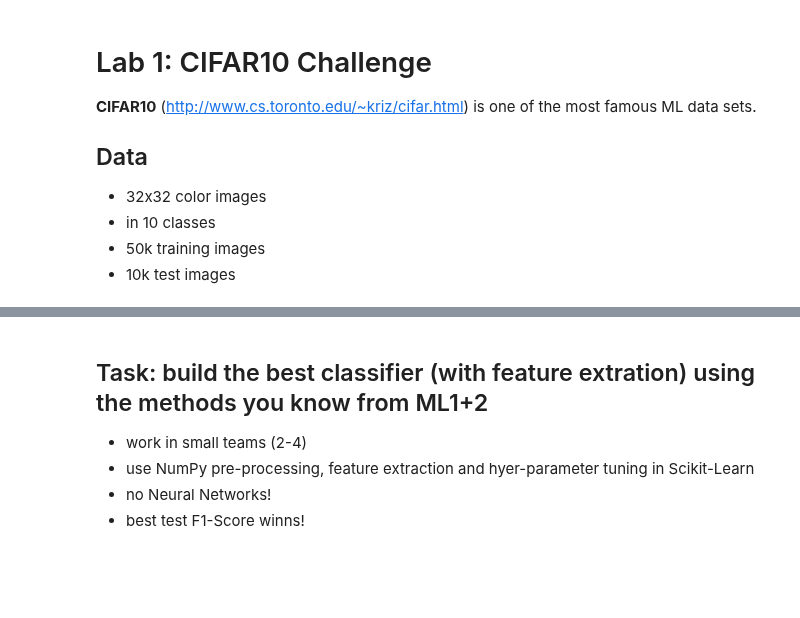
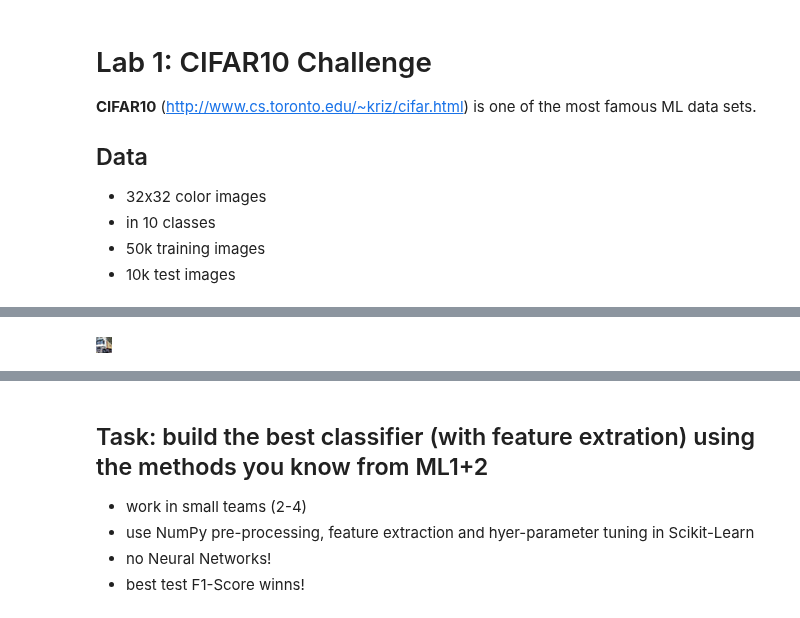
Before and after one commit to Mv0sKff/MyDeepLearning, a Jupyter notebook: week_1/CIFAR10-ShallowLearning.ipynb, the cells around one changed output, grey strips where cells are left out. Saved outputs shown, nothing was run; the diff lists cells and outputs as text; code cells hidden in the pictures; blank space fills up the shorter version.

```diff
--- a/week_1/CIFAR10-ShallowLearning.ipynb
+++ b/week_1/CIFAR10-ShallowLearning.ipynb
@@ -47,0 +52,7 @@ Downloading data from https://www.cs.toronto.edu/~kriz/cifar-10-python.tar.gz
+# %%
+im = Image.fromarray(X_train[1])
+im = im.resize((16, 16), Image.Resampling.LANCZOS)
+
+display(im)
+# %% [output]
+[figure, added]
```
Also changed, not shown: parts of 12 cells of this notebook.
